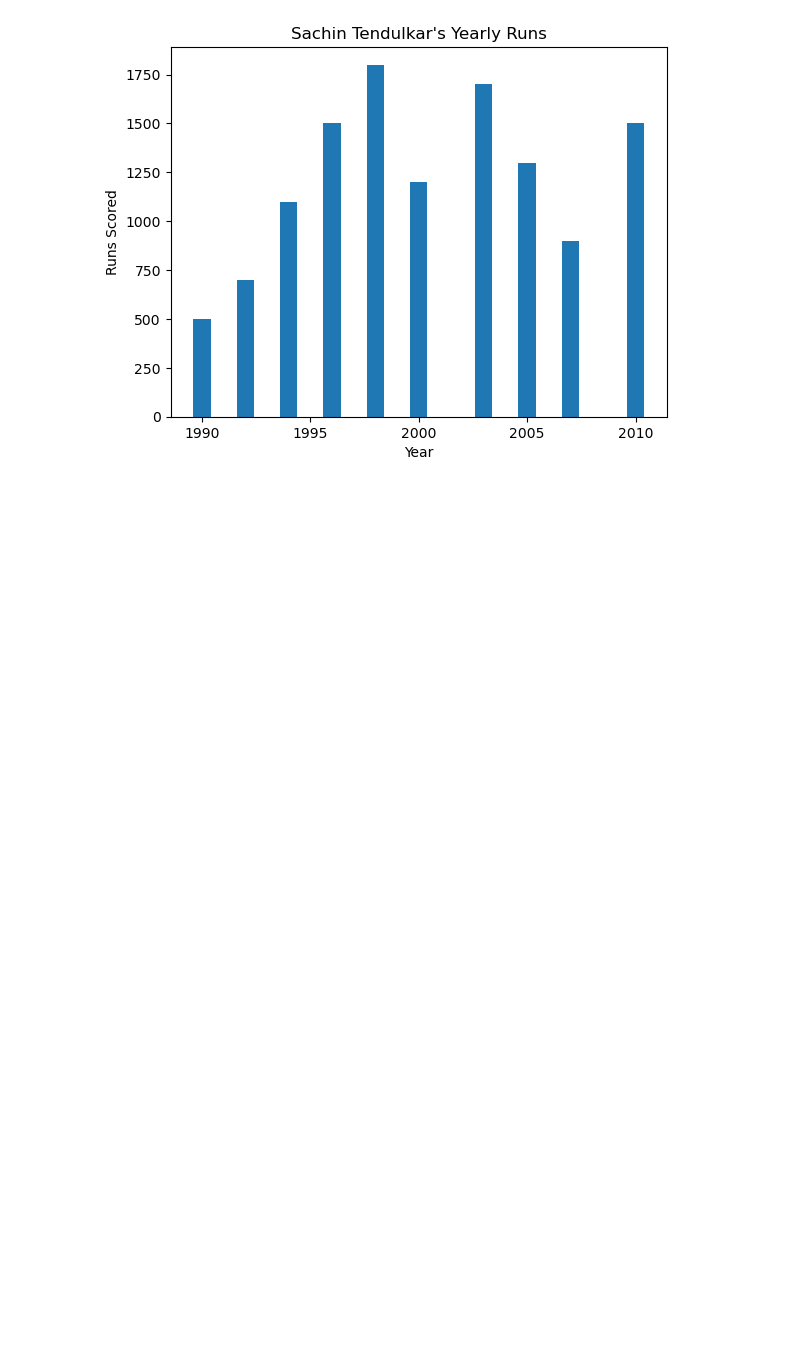
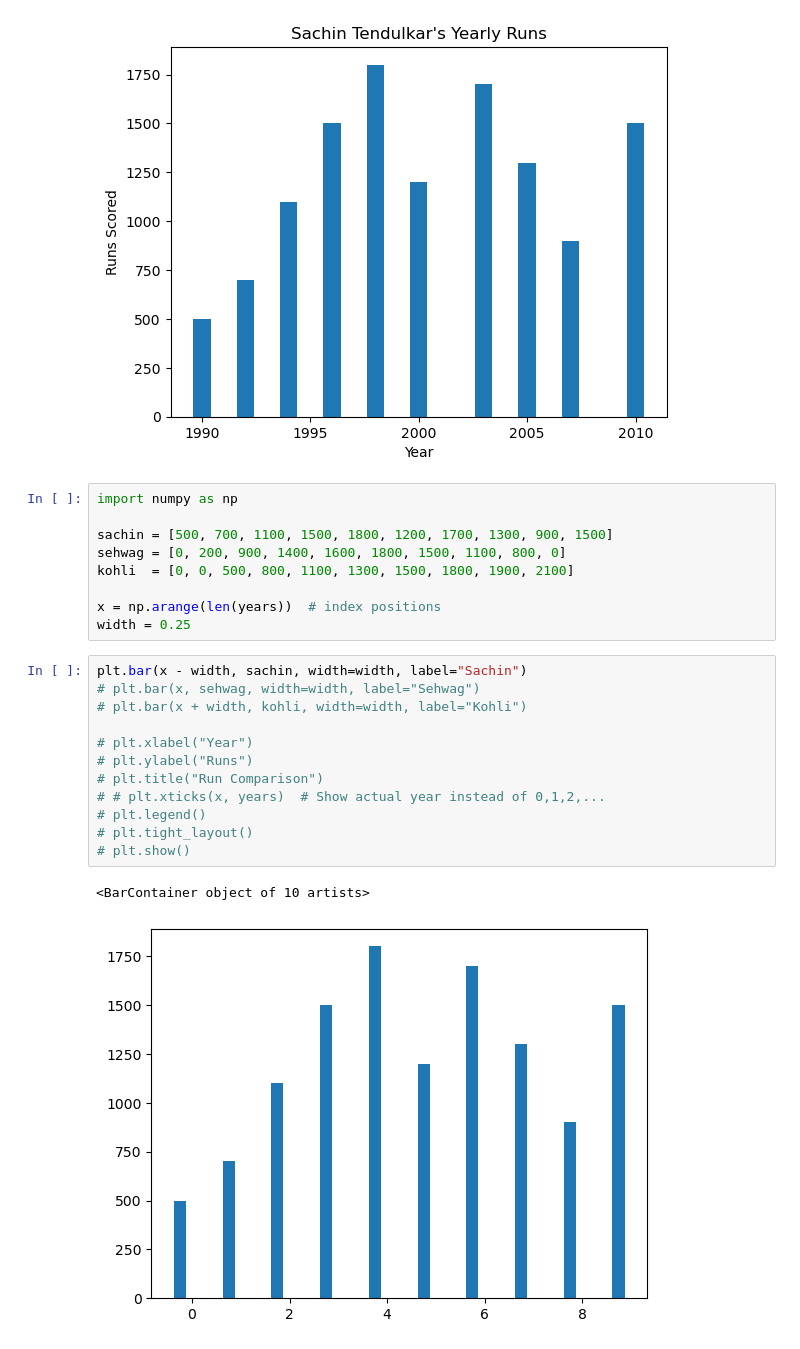
Before and after one commit to m-ahmad-amin/Data-Journey, a Jupyter notebook: matplotlib/bar_char.ipynb, the cells around one changed output. Saved outputs shown, nothing was run; the diff lists cells and outputs as text; blank space fills up the shorter version.

```diff
--- a/matplotlib/bar_char.ipynb
+++ b/matplotlib/bar_char.ipynb
@@ -11,3 +11,27 @@ plt.title("Sachin Tendulkar's Yearly Runs")
 plt.show()
 # %% [output]
 [figure]
+# %%
+import numpy as np
+
+sachin = [500, 700, 1100, 1500, 1800, 1200, 1700, 1300, 900, 1500]
+sehwag = [0, 200, 900, 1400, 1600, 1800, 1500, 1100, 800, 0]
+kohli  = [0, 0, 500, 800, 1100, 1300, 1500, 1800, 1900, 2100]
+
+x = np.arange(len(years))  # index positions
+width = 0.25
+# %%
+plt.bar(x - width, sachin, width=width, label="Sachin")
+# plt.bar(x, sehwag, width=width, label="Sehwag")
+# plt.bar(x + width, kohli, width=width, label="Kohli")
+
+# plt.xlabel("Year")
+# plt.ylabel("Runs")
+# plt.title("Run Comparison")
+# # plt.xticks(x, years)  # Show actual year instead of 0,1,2,...
+# plt.legend()
+# plt.tight_layout()
+# plt.show()
+# %% [output]
+<BarContainer object of 10 artists>
+[figure, added]
```
Also changed, not shown: parts of 1 cell of this notebook, 1 other file.
